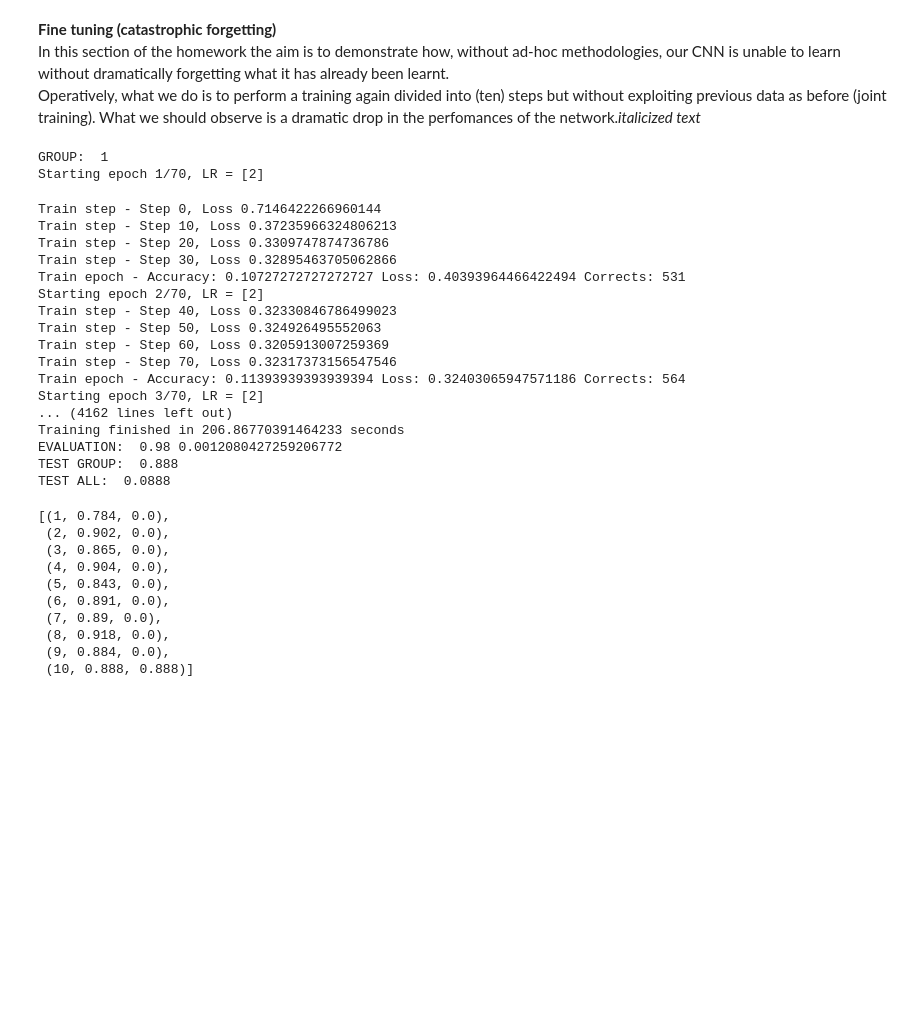
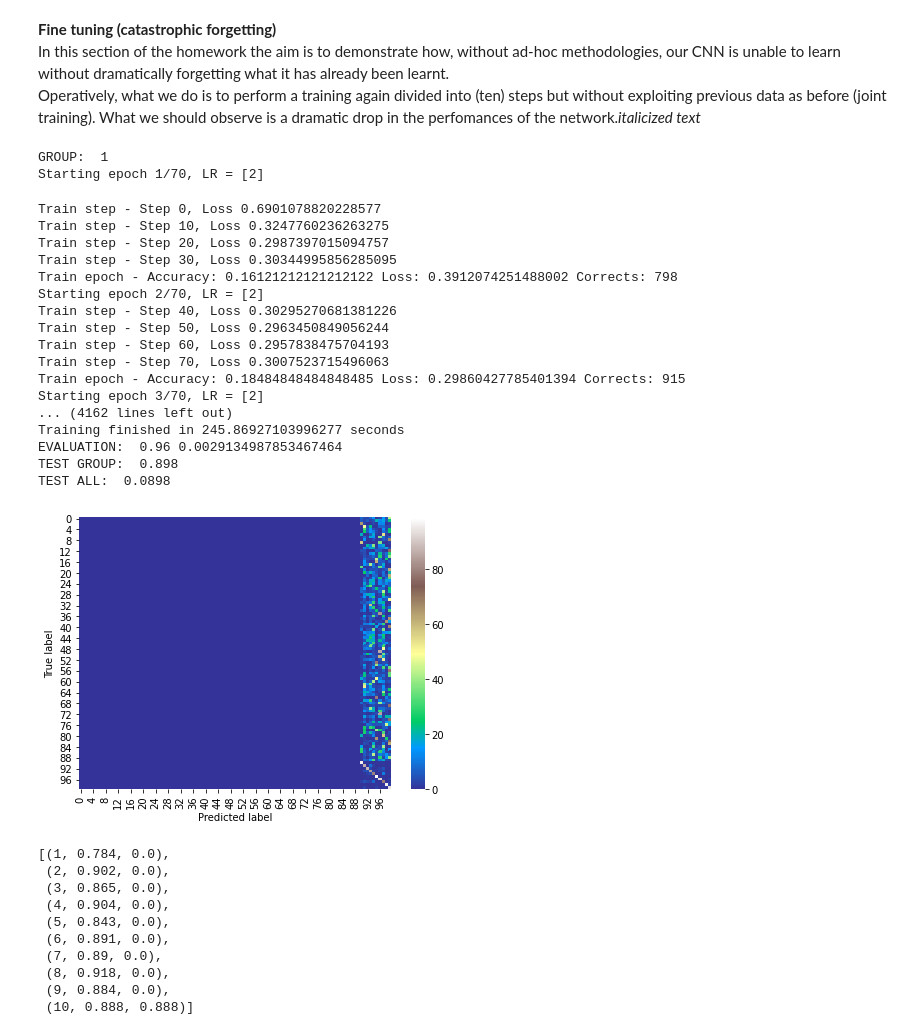
Before and after one commit to danielegenta/Progetto-MLDL, a Jupyter notebook: main_finetuning.ipynb, the cells around one changed output. Saved outputs shown, nothing was run; the diff lists cells and outputs as text; code cells hidden in the pictures; blank space fills up the shorter version.

Commit message:
new master,  added confusion matrix, utils.py, icarl params in fine tuning

```diff
--- a/main_finetuning.ipynb
+++ b/main_finetuning.ipynb
@@ -294,6 +297,10 @@ def validate(net, val_dataloader, criterion, num_classes):
 
     utils.getLossCriterion()
 
+    # confusion matrix
+    all_preds_cm = []
+    all_labels_cm = []
+
     running_corrects = 0
     running_loss = 0.0
     for _, images, labels in val_dataloader:
@@ -316,15 +323,18 @@ def validate(net, val_dataloader, criterion, num_classes):
         # preds = getLabels(outputs_labels_mapping, preds)
         running_corrects += torch.sum(preds == labels.data).data.item()
 
+        all_preds_cm.extend(preds.tolist())
+        all_labels_cm.extend(labels.data.tolist())
+
     # Calculate Accuracy & Loss
     loss = running_loss / float(len(val_dataloader.dataset))
     acc = running_corrects / float(len(val_dataloader.dataset))
 
-    return acc, loss
+    return acc, loss, all_preds_cm, all_labels_cm
 
 def test(net, test_dataloader, num_classes):
-    acc, _ = validate(net, test_dataloader, None, num_classes)
-    return acc
+    acc, _, all_preds_cm, all_labels_cm = validate(net, test_dataloader, None, num_classes)
+    return acc, np.array(all_preds_cm), np.array(all_labels_cm)
 # %% [markdown]
 **Joint Training**<br>
 In this section joint training is perfomed.<br>
@@ -385,12 +395,12 @@ def jointTraining(getNet, addOutputs, train_subsets, val_subsets, test_subsets):
 
         # Validate model on current class group
         val_loader = DataLoader(val_subset, batch_size=BATCH_SIZE, shuffle=False, num_workers=4, drop_last=False)
-        v_acc, v_loss = validate(net, val_loader, criterion, num_classes_seen)
+        v_acc, v_loss, _, _ = validate(net, val_loader, criterion, num_classes_seen)
         print('\nValidation accuracy: {} - Validation loss: {}\n'.format(v_acc, v_loss))
 
         # Test the model on previous and current class groups
         test_loader = DataLoader(test_set, batch_size=BATCH_SIZE, shuffle=False, num_workers=4, drop_last=False)
-        t_acc = test(net, test_loader, num_classes_seen)
+        t_acc, _, _ = test(net, test_loader, num_classes_seen)
         print('\nTest accuracy: {}\n'.format(t_acc))
 
         print('\n\nPhase completed in {} seconds\n\n'.format(time.time() - phase_start))
@@ -469,56 +480,64 @@ def sequentialLearning(train_subsets, val_subsets, test_subsets):
 
       # Validate on current group
       val_loader = DataLoader(val_subset, batch_size=BATCH_SIZE, shuffle=True, num_workers=4, drop_last=False)
-      acc, loss = validate(net, val_loader, criterion, num_classes_seen)
+      acc, loss, _, _ = validate(net, val_loader, criterion, num_classes_seen)
       print("EVALUATION: ",acc, loss)
 
       # Test on current group
       test_group_loader = DataLoader(test_subset, batch_size=BATCH_SIZE, shuffle=True, num_workers=4, drop_last=False)
-      acc_group = test(net, test_group_loader, num_classes_seen)
+      acc_group, _, _ = test(net, test_group_loader, num_classes_seen)
       groups_accuracies.append(acc_group)
 
       test_loader = DataLoader(test_set, batch_size=BATCH_SIZE, shuffle=True, num_workers=4, drop_last=False)
-      acc_all = test(net, test_loader, num_classes_seen)
+      acc_all, all_preds_cm, all_labels_cm = test(net, test_loader, num_classes_seen)
       all_accuracies.append(acc_all)
 
       print("TEST GROUP: ",acc_group)
       print("TEST ALL: ",acc_all)
       group_id+=1
 
-    return net, groups_accuracies, all_accuracies
+    #confusion_matrix(all_labels_cm, all_preds_cm)
 
-def printAccuracyDifference(net, old_accuracies, num_classes):
+    return net, groups_accuracies, all_accuracies, all_preds_cm, all_labels_cm
+
+def printAccuracyDifference(net, old_accuracies):
     dif_accuracies=[]
     id_group=0
     for test_subset in test_subsets:
         test_loader = DataLoader(test_subset, batch_size=BATCH_SIZE, shuffle=True, num_workers=4, drop_last=False)
-        acc = test(net, test_loader, num_classes)
+        acc = test(net, test_loader)
         dif_accuracies.append((id_group+1,old_accuracies[id_group],acc))
         id_group+=1
     return dif_accuracies
 # %%
 # train
-net, old_accuracies, new_accuracies=sequentialLearning(train_subsets, val_subsets, test_subsets)
+net, old_accuracies, new_accuracies, all_preds_cm, all_labels_cm = sequentialLearning(train_subsets, val_subsets, test_subsets)
 # %% [output]
 GROUP:  1
 Starting epoch 1/70, LR = [2]
-Train step - Step 0, Loss 0.7146422266960144
-Train step - Step 10, Loss 0.37235966324806213
-Train step - Step 20, Loss 0.3309747874736786
-Train step - Step 30, Loss 0.32895463705062866
-Train epoch - Accuracy: 0.10727272727272727 Loss: 0.40393964466422494 Corrects: 531
+Train step - Step 0, Loss 0.6901078820228577
+Train step - Step 10, Loss 0.3247760236263275
+Train step - Step 20, Loss 0.2987397015094757
+Train step - Step 30, Loss 0.30344995856285095
+Train epoch - Accuracy: 0.16121212121212122 Loss: 0.3912074251488002 Corrects: 798
 Starting epoch 2/70, LR = [2]
-Train step - Step 40, Loss 0.32330846786499023
-Train step - Step 50, Loss 0.324926495552063
-Train step - Step 60, Loss 0.3205913007259369
-Train step - Step 70, Loss 0.32317373156547546
-Train epoch - Accuracy: 0.11393939393939394 Loss: 0.32403065947571186 Corrects: 564
+Train step - Step 40, Loss 0.30295270681381226
+Train step - Step 50, Loss 0.2963450849056244
+Train step - Step 60, Loss 0.2957838475704193
+Train step - Step 70, Loss 0.3007523715496063
+Train epoch - Accuracy: 0.18484848484848485 Loss: 0.29860427785401394 Corrects: 915
 Starting epoch 3/70, LR = [2]
 ... (4162 lines left out)
-Training finished in 206.86770391464233 seconds
-EVALUATION:  0.98 0.0012080427259206772
-TEST GROUP:  0.888
-TEST ALL:  0.0888
+Training finished in 245.86927103996277 seconds
+EVALUATION:  0.96 0.0029134987853467464
+TEST GROUP:  0.898
+TEST ALL:  0.0898
+# %%
+# plot confusion matrix
+confusionMatrixData = confusion_matrix(all_labels_cm, all_preds_cm)
+utils.plotConfusionMatrix(confusionMatrixData)
+# %% [output]
+[figure, added]
 # %%
 num_classes_seen = 100
 dif_accuracies=printAccuracyDifference(net,old_accuracies, num_classes_seen)
```
Also changed, not shown: parts of 9 cells of this notebook.
